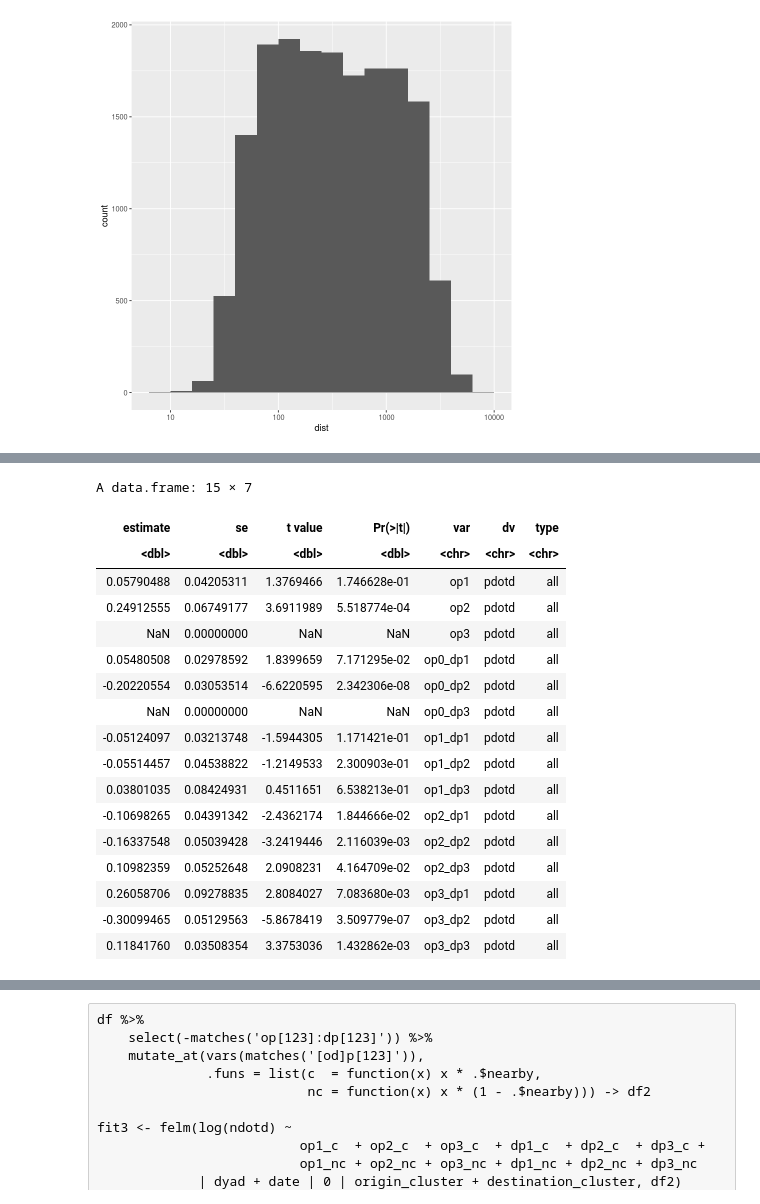
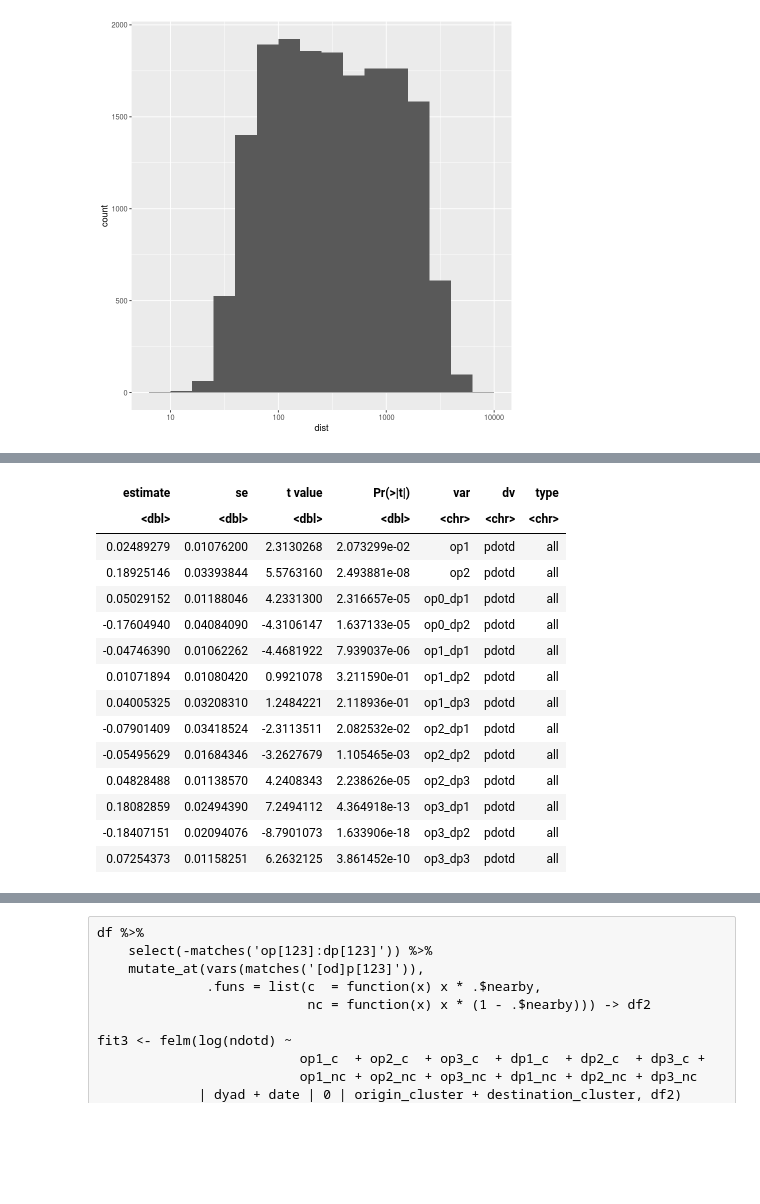
Before and after one commit to mfzhao/covid_peerfx_reopening, a Jupyter notebook: paper_code/2-dyadic_analysis.ipynb, the cells around one changed output, grey strips where cells are left out. Cells and saved outputs as stored; diff of their text form; code cells hidden in the pictures; blank space fills up the shorter version.

```diff
--- a/paper_code/2-dyadic_analysis.ipynb
+++ b/paper_code/2-dyadic_analysis.ipynb
@@ -102,3 +49,7 @@ A data.frame: 708708 × 31
+# %%
+wctrls  <- str_c(cns[str_detect(cns, '[od][pt][rm][ca][px]..')], collapse = ' + ')
+cdctrls <- str_c(cns[str_detect(cns, '[od]as_')], collapse = ' + ')
+ctrls   <- str_c(wctrls, ' + ', cdctrls)
 # %%
 get_coefs <- function(dv, type) {
     if(type == 'all') {
@@ -109,20 +60,19 @@ get_coefs <- function(dv, type) {
     }
 
     if(dv == 'ndotd') {
-        fit <- felm(log(ndotd) ~ op1 + op2 + op3 + dp1 + dp2 + dp3
-             | dyad + date | 0 | origin_cluster + destination_cluster, temp)
+        form <- str_c('log(ndotd) ~ op1 + op2 + op3 + dp1 + dp2 + dp3 + ', ctrls, ' | dyad + date')
+        fit  <- feols(as.formula(form), temp, nthread = 20)
     } else {
-        fit <- felm(log(pdotd) ~ op1 + op2 + op3 + dp1 + dp2 + dp3
-             | dyad + date | 0 | origin_cluster + destination_cluster, temp, weights = temp$n)
+        form <- str_c('log(pdotd) ~ op1 + op2 + op3 + dp1 + dp2 + dp3 + ', ctrls, ' | dyad + date')
+        fit  <- feols(as.formula(form), temp, weights = temp$n, nthread = 20)
     }
 
-    out <- as.data.frame(summary(fit)$coef) %>%
+    out <- summary(fit)$coeftable %>%
         mutate(var  = rownames(.),
                dv   = dv,
                type = type) %>%
-        rename(estimate = Estimate, se = `Cluster s.e.`)
+        filter(str_detect(var, '[od]p[123]')) %>%
+        rename(estimate = Estimate, se = `Std. Error`)
 
     return(out)
 }
-
-get_coefs('pdotd', 'all')
@@ -192,38 +198,30 @@ colnames(df.opex) <- str_replace(colnames(df.opex), ':', '_')
 # %%
 get_coefs2 <- function(dv, type) {
     if(type == 'all') {
-        temp <- df.opex
+        temp <- df.opmex
     } else {
-        temp <- df.opex %>%
+        temp <- df.opmex %>%
             filter(nearby == ifelse(type == 'nearby', 1, 0))
     }
 
     if(dv == 'ndotd') {
-        fit <- felm(log(ndotd) ~
-                          op1 + op2 + op3 +
-                          op0_dp1 + op0_dp2 + op0_dp3 +
-                          op1_dp1 + op1_dp2 + op1_dp3 +
-                          op2_dp1 + op2_dp2 + op2_dp3 +
-                          op3_dp1 + op3_dp2 + op3_dp3
-             | dyad + date | 0 | origin_cluster + destination_cluster, temp)
+        form <- str_c('log(ndotd) ~ op1 + op2 + op0_dp1 + op0_dp2 + op1_dp1 + op1_dp2 + op1_dp3 +
+                          op2_dp1 + op2_dp2 + op2_dp3 + op3_dp1 + op3_dp2 + op3_dp3 + ', ctrls, ' | dyad + date')
+        fit  <- feols(as.formula(form), temp, nthread = 20)
+
     } else {
-        fit <- felm(log(pdotd) ~
-                          op1 + op2 + op3 +
-                          op0_dp1 + op0_dp2 + op0_dp3 +
-                          op1_dp1 + op1_dp2 + op1_dp3 +
-                          op2_dp1 + op2_dp2 + op2_dp3 +
-                          op3_dp1 + op3_dp2 + op3_dp3
-             | dyad + date | 0 | origin_cluster + destination_cluster, temp, weights = temp$n)
+        form <- str_c('log(pdotd) ~ op1 + op2 + op0_dp1 + op0_dp2 + op1_dp1 + op1_dp2 + op1_dp3 +
+                          op2_dp1 + op2_dp2 + op2_dp3 + op3_dp1 + op3_dp2 + op3_dp3 + ', ctrls, ' | dyad + date')
+        fit  <- feols(as.formula(form), temp, weights = temp$n, nthread = 20)
     }
 
-    out <- as.data.frame(summary(fit)$coef) %>%
+    out <- summary(fit)$coeftable %>%
         mutate(var  = rownames(.),
                dv   = dv,
                type = type) %>%
-        rename(estimate = Estimate, se = `Cluster s.e.`)
+        filter(str_detect(var, '[od]p[123]')) %>%
+        rename(estimate = Estimate, se = `Std. Error`)
 
     return(out)
 }
-
-get_coefs2('pdotd', 'all')
 # %% [output]
@@ -236,20 +229,17 @@ Warning message in chol.default(mat, pivot = TRUE, tol = tol):
-A data.frame: 15 × 7
 | estimate | se | t value | Pr(>|t|) | var | dv | type |
 | <dbl> | <dbl> | <dbl> | <dbl> | <chr> | <chr> | <chr> |
-| 0.05790488 | 0.04205311 | 1.3769466 | 1.746628e-01 | op1 | pdotd | all |
-| 0.24912555 | 0.06749177 | 3.6911989 | 5.518774e-04 | op2 | pdotd | all |
-| NaN | 0.00000000 | NaN | NaN | op3 | pdotd | all |
-| 0.05480508 | 0.02978592 | 1.8399659 | 7.171295e-02 | op0_dp1 | pdotd | all |
-| -0.20220554 | 0.03053514 | -6.6220595 | 2.342306e-08 | op0_dp2 | pdotd | all |
-| NaN | 0.00000000 | NaN | NaN | op0_dp3 | pdotd | all |
-| -0.05124097 | 0.03213748 | -1.5944305 | 1.171421e-01 | op1_dp1 | pdotd | all |
-| -0.05514457 | 0.04538822 | -1.2149533 | 2.300903e-01 | op1_dp2 | pdotd | all |
-| 0.03801035 | 0.08424931 | 0.4511651 | 6.538213e-01 | op1_dp3 | pdotd | all |
-| -0.10698265 | 0.04391342 | -2.4362174 | 1.844666e-02 | op2_dp1 | pdotd | all |
-| -0.16337548 | 0.05039428 | -3.2419446 | 2.116039e-03 | op2_dp2 | pdotd | all |
-| 0.10982359 | 0.05252648 | 2.0908231 | 4.164709e-02 | op2_dp3 | pdotd | all |
-| 0.26058706 | 0.09278835 | 2.8084027 | 7.083680e-03 | op3_dp1 | pdotd | all |
-| -0.30099465 | 0.05129563 | -5.8678419 | 3.509779e-07 | op3_dp2 | pdotd | all |
-| 0.11841760 | 0.03508354 | 3.3753036 | 1.432862e-03 | op3_dp3 | pdotd | all |
+| 0.02489279 | 0.01076200 | 2.3130268 | 2.073299e-02 | op1 | pdotd | all |
+| 0.18925146 | 0.03393844 | 5.5763160 | 2.493881e-08 | op2 | pdotd | all |
+| 0.05029152 | 0.01188046 | 4.2331300 | 2.316657e-05 | op0_dp1 | pdotd | all |
+| -0.17604940 | 0.04084090 | -4.3106147 | 1.637133e-05 | op0_dp2 | pdotd | all |
+| -0.04746390 | 0.01062262 | -4.4681922 | 7.939037e-06 | op1_dp1 | pdotd | all |
+| 0.01071894 | 0.01080420 | 0.9921078 | 3.211590e-01 | op1_dp2 | pdotd | all |
+| 0.04005325 | 0.03208310 | 1.2484221 | 2.118936e-01 | op1_dp3 | pdotd | all |
+| -0.07901409 | 0.03418524 | -2.3113511 | 2.082532e-02 | op2_dp1 | pdotd | all |
+| -0.05495629 | 0.01684346 | -3.2627679 | 1.105465e-03 | op2_dp2 | pdotd | all |
+| 0.04828488 | 0.01138570 | 4.2408343 | 2.238626e-05 | op2_dp3 | pdotd | all |
+| 0.18082859 | 0.02494390 | 7.2494112 | 4.364918e-13 | op3_dp1 | pdotd | all |
+| -0.18407151 | 0.02094076 | -8.7901073 | 1.633906e-18 | op3_dp2 | pdotd | all |
+| 0.07254373 | 0.01158251 | 6.2632125 | 3.861452e-10 | op3_dp3 | pdotd | all |
 # %%
 foreach(dv = c('ndotd', 'pdotd'), .combine = rbind) %:%
```
Also changed, not shown: parts of 26 cells of this notebook, 3 other files.
